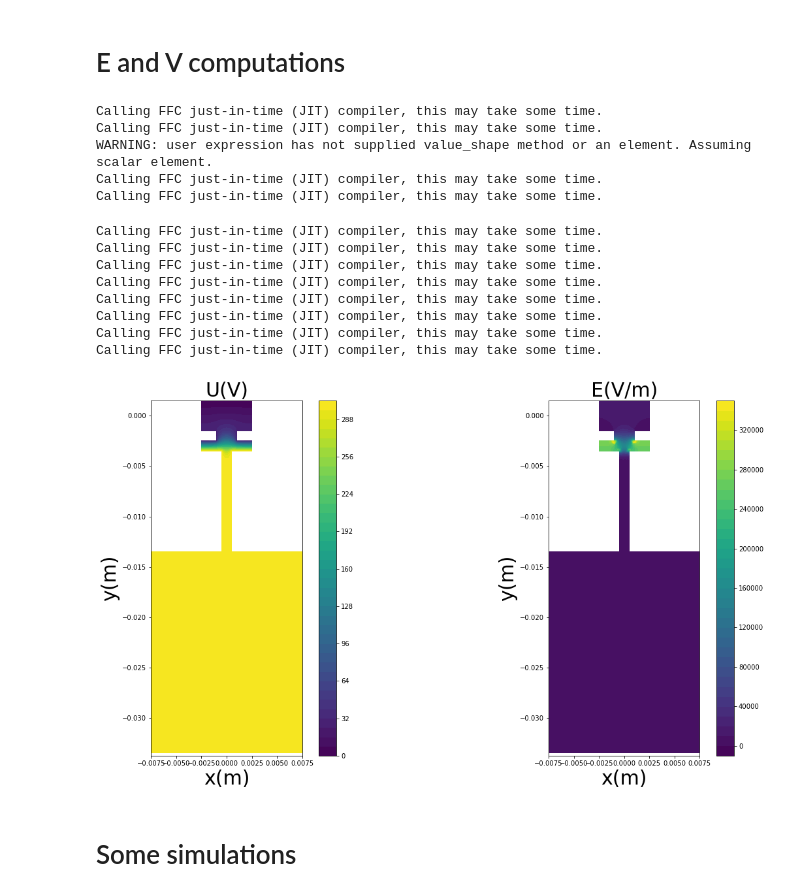
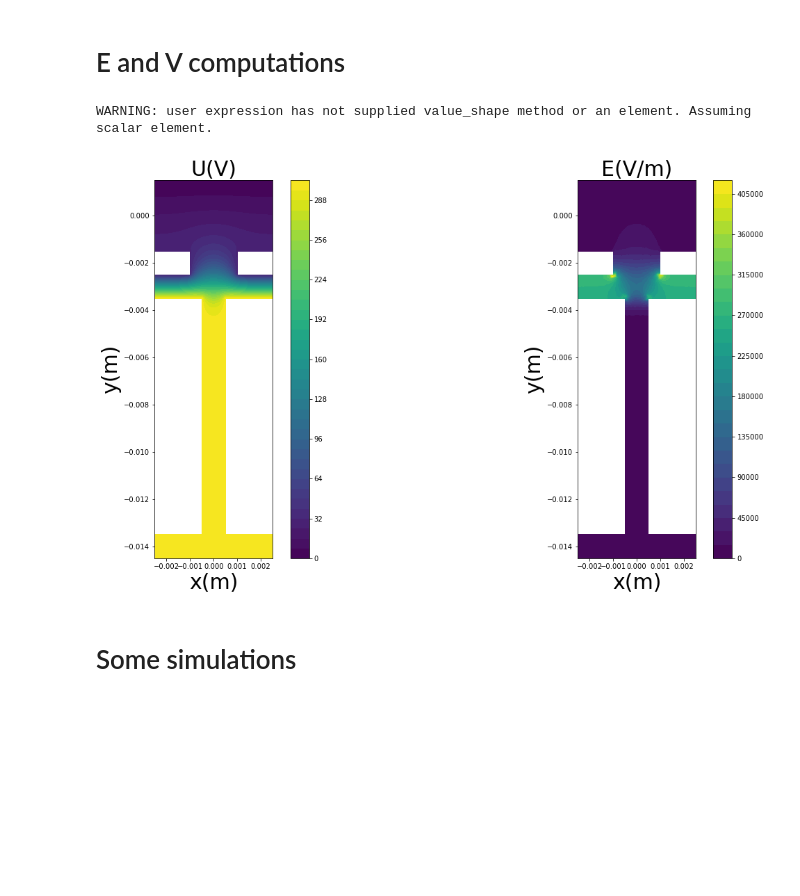
Before and after one commit to PaulCalot/neutralisation-faisceau-ions-negatifs-propulsion-satellite, a Jupyter notebook: V0_base.ipynb, the cells around one changed output. Cells and saved outputs as stored; diff of their text form; code cells hidden in the pictures; blank space fills up the shorter version.

```diff
--- a/V0_base.ipynb
+++ b/V0_base.ipynb
@@ -25,10 +25,10 @@ mesh_dict = { # we need L < L_mot
     'L_2' : .004, # dim_trou = .001 ici
     'l_2' : .01,
     'delta_vert_12' : .001,
-    'L_vacuum' : .05,
-    'l_vacuum': .02,
+    'L_vacuum' : .005,
+    'l_vacuum': .001,
     'mesh_resolution' : 100,
-    'refine_mesh' : True,
+    'refine_mesh' : False,
 }
 
 phi_dict = {
@@ -93,51 +93,30 @@ plt.show()
 # %%
 Phi, E, f = get_VandE(mesh, mesh_dict, phi_dict, physics_consts_dict)
 Ex, Ey = E.split(deepcopy=True)
 NE=sqrt(dot(E,E))
-
-borne_inf_x=-1.5*mesh_dict['L_mot']
-borne_sup_x=1.5*mesh_dict['L_mot']
-borne_inf_y=-2.5*(.5*mesh_dict['l_mot']+mesh_dict['l_1']+mesh_dict['l_2']+mesh_dict['delta_vert_12'])
-borne_sup_y=.5*mesh_dict['l_mot']
 
 plt.figure(figsize=(20,10))
 
 plt.subplot(1,2,1)
 fig=plot(Phi)
 plt.title('U(V)', size=30)
 fig.set_cmap("viridis")
 plt.colorbar(fig)
-plt.xlim(borne_inf_x,borne_sup_x)
-plt.ylim(borne_inf_y,borne_sup_y)
 plt.xlabel('x(m)', size=30)
 plt.ylabel('y(m)', size=30)
 
 plt.subplot(1,2,2)
 fig=plot(NE)
 plt.title('E(V/m)', size=30)
 fig.set_cmap("viridis")
 plt.colorbar(fig)
-plt.xlim(borne_inf_x,borne_sup_x)
-plt.ylim(borne_inf_y,borne_sup_y)
 plt.xlabel('x(m)', size=30)
 plt.ylabel('y(m)', size=30)
 
-plt.show()
+plt.savefig('base.png', dpi = 400);
 # %% [output]
-Calling FFC just-in-time (JIT) compiler, this may take some time.
-Calling FFC just-in-time (JIT) compiler, this may take some time.
 WARNING: user expression has not supplied value_shape method or an element. Assuming scalar element.
-Calling FFC just-in-time (JIT) compiler, this may take some time.
-Calling FFC just-in-time (JIT) compiler, this may take some time.
-Calling FFC just-in-time (JIT) compiler, this may take some time.
-Calling FFC just-in-time (JIT) compiler, this may take some time.
-Calling FFC just-in-time (JIT) compiler, this may take some time.
-Calling FFC just-in-time (JIT) compiler, this may take some time.
-Calling FFC just-in-time (JIT) compiler, this may take some time.
-Calling FFC just-in-time (JIT) compiler, this may take some time.
-Calling FFC just-in-time (JIT) compiler, this may take some time.
-Calling FFC just-in-time (JIT) compiler, this may take some time.
-[figure, old version]
+[figure, new version]
 # %% [markdown]
 # Some simulations
 # %%
```
Also changed, not shown: parts of 1 cell of this notebook, 8 other files.
